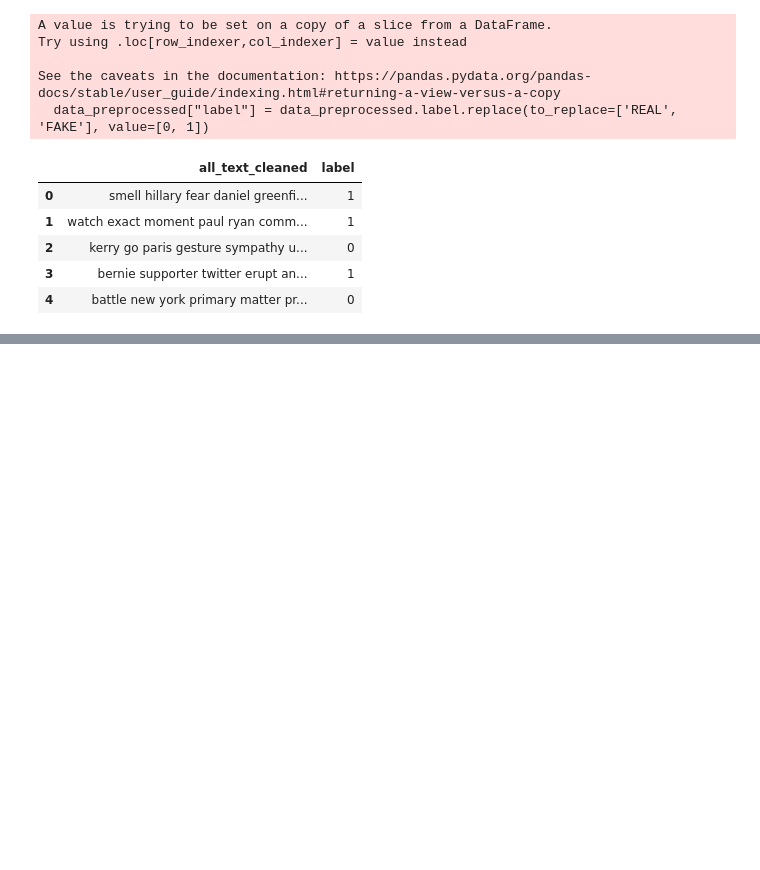
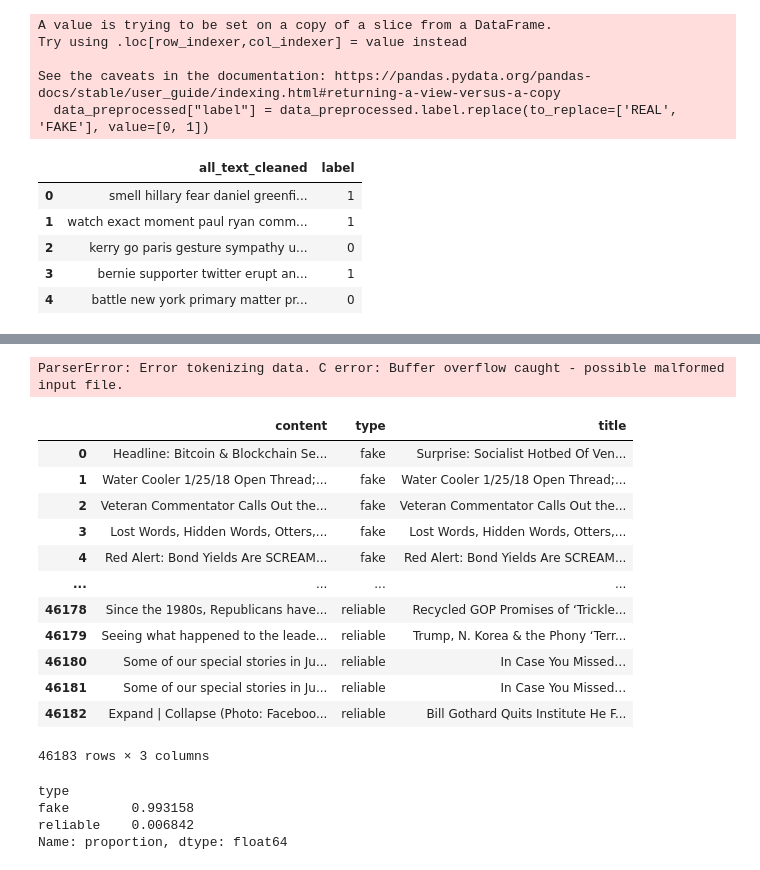
Before and after one commit to tobias-heinzmann/cyb-news, a Jupyter notebook: notebooks/frederik_new_data.ipynb, the cells around one changed output, grey strips where cells are left out. Drawn from its saved outputs; the diff is of its cells as text; code cells hidden in the pictures; blank space fills up the shorter version.

Commit message:
Sory fpr the data1

```diff
--- a/notebooks/frederik_new_data.ipynb
+++ b/notebooks/frederik_new_data.ipynb
@@ -87,0 +126,43 @@ test_accuracy
+# %%
+#news_cleaned_2018_02_13.csv
+
+chunksize = 10000
+
+with pd.read_csv('/Users/admin/code/frederiklm/cyb-news/data/news_cleaned_2018_02_13.csv', chunksize=chunksize) as reader:
+    for i, chunk in enumerate(reader):
+        chunk["text"] = chunk["content"]
+        chunk["lable"] = chunk["type"]
+        relevant_columns = ['content', 'type', 'title']
+        chunk = chunk[relevant_columns]
+        chunk = chunk[chunk['type'].isin(['reliable', 'fake'])]
+
+        mode = 'w' if i == 0 else 'a'
+        header = (i == 0)
+        chunk.to_csv('processed_news.csv', mode=mode, header=header, index=False)
+# %% [output]
+ParserError: Error tokenizing data. C error: Buffer overflow caught - possible malformed input file.
+# %%
+data = pd.read_csv('/Users/admin/code/frederiklm/cyb-news/data/processed_news.csv')
+# %%
+data
+# %% [output]
+|  | content | type | title |
+| 0 | Headline: Bitcoin & Blockchain Se... | fake | Surprise: Socialist Hotbed Of Ven... |
+| 1 | Water Cooler 1/25/18 Open Thread;... | fake | Water Cooler 1/25/18 Open Thread;... |
+| 2 | Veteran Commentator Calls Out the... | fake | Veteran Commentator Calls Out the... |
+| 3 | Lost Words, Hidden Words, Otters,... | fake | Lost Words, Hidden Words, Otters,... |
+| 4 | Red Alert: Bond Yields Are SCREAM... | fake | Red Alert: Bond Yields Are SCREAM... |
+| ... | ... | ... | ... |
+| 46178 | Since the 1980s, Republicans have... | reliable | Recycled GOP Promises of ‘Trickle... |
+| 46179 | Seeing what happened to the leade... | reliable | Trump, N. Korea & the Phony ‘Terr... |
+| 46180 | Some of our special stories in Ju... | reliable | In Case You Missed… |
+| 46181 | Some of our special stories in Ju... | reliable | In Case You Missed… |
+| 46182 | Expand | Collapse (Photo: Faceboo... | reliable | Bill Gothard Quits Institute He F... |
+46183 rows × 3 columns
+# %%
+data.type.value_counts(normalize=True)
+# %% [output]
+type
+fake        0.993158
+reliable    0.006842
+Name: proportion, dtype: float64
```
Also changed, not shown: parts of 3 cells of this notebook, 2 other files.
